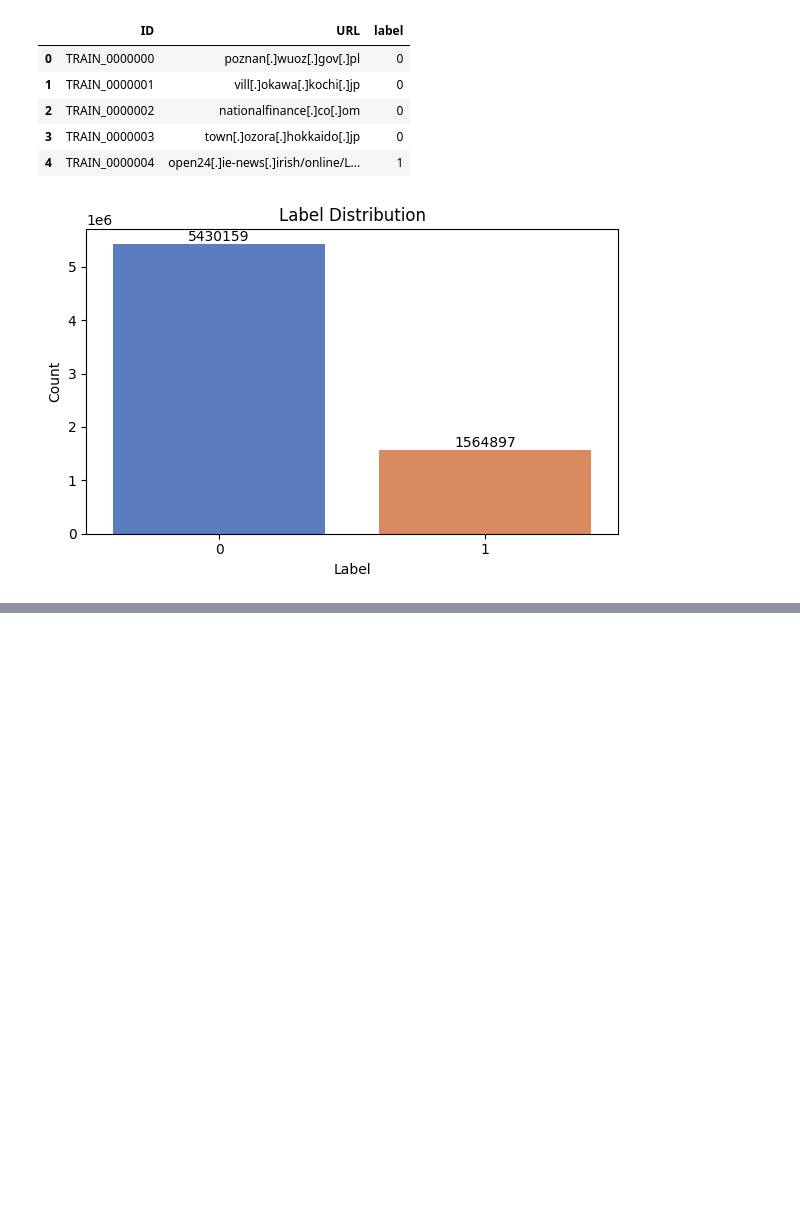
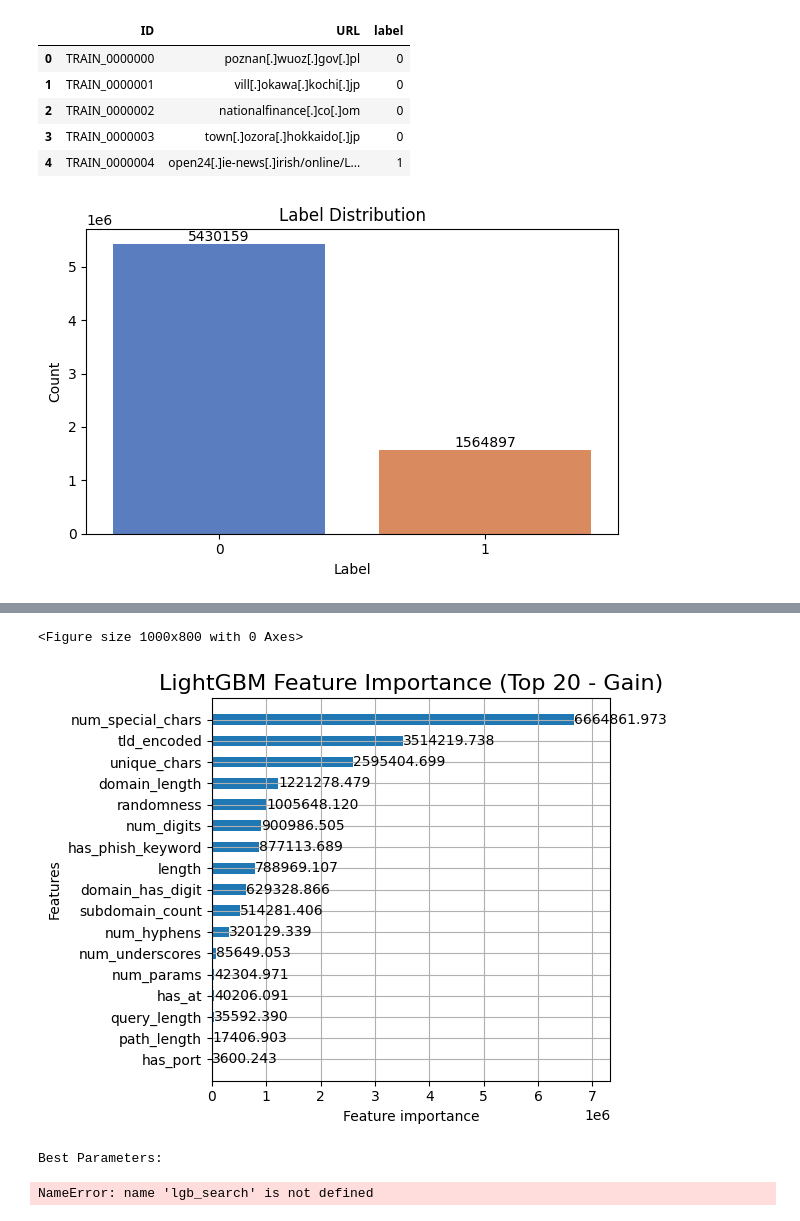
Before and after one commit to sucheoli/MachineLearningStudy, a Jupyter notebook: url/model.ipynb, the cells around one changed output, grey strips where cells are left out. Cells and saved outputs as stored; diff of their text form; code cells hidden in the pictures; blank space fills up the shorter version.

Commit message:
LightGBM base + Hyper param tunning

```diff
--- a/url/model.ipynb
+++ b/url/model.ipynb
@@ -547,0 +434,71 @@ ImportError: You must install graphviz and restart your session to plot tree.
+# %%
+# =====================================================
+# 8) 수동 Soft Voting 앙상블
+# =====================================================
+print("앙상블 예측 중... (수동 Soft Voting)")
+
+val_lgb = lgb_model.predict_proba(X_valid)[:, 1]
+val_xgb = xgb_model.predict_proba(X_valid)[:, 1]
+val_cat = cat_model.predict_proba(X_valid)[:, 1]
+
+# 단순 평균 앙상블 (필요시 가중치 조정 가능)
+ensemble_proba = (val_lgb + val_xgb + val_cat) / 3
+# 예: CatBoost가 더 좋으면 → ensemble_proba = val_lgb*0.3 + val_xgb*0.3 + val_cat*0.4
+
+ensemble_pred = (ensemble_proba > 0.5).astype(int)
+
+ensemble_acc = accuracy_score(y_valid, ensemble_pred)
+ensemble_f1  = f1_score(y_valid, ensemble_pred)
+
+print(f"Ensemble (Manual Soft Voting) - Accuracy: {ensemble_acc:.5f}, F1-Score: {ensemble_f1:.5f}\n")
+
+# =====================================================
+# 9) 개별 모델 및 앙상블 성능 비교
+# =====================================================
+pred_lgb = lgb_model.predict_proba(X_valid)[:, 1]
+pred_xgb = xgb_model.predict_proba(X_valid)[:, 1]
+pred_cat = cat_model.predict_proba(X_valid)[:, 1]
+
+lgb_acc = accuracy_score(y_valid, (pred_lgb > 0.5).astype(int))
+lgb_f1  = f1_score(y_valid, (pred_lgb > 0.5).astype(int))
+
+xgb_acc = accuracy_score(y_valid, (pred_xgb > 0.5).astype(int))
+xgb_f1  = f1_score(y_valid, (pred_xgb > 0.5).astype(int))
+
+cat_acc = accuracy_score(y_valid, (pred_cat > 0.5).astype(int))
+cat_f1  = f1_score(y_valid, (pred_cat > 0.5).astype(int))
+
+results = {
+    'LightGBM':  {'Accuracy': lgb_acc,  'F1-Score': lgb_f1},
+    'XGBoost':   {'Accuracy': xgb_acc,  'F1-Score': xgb_f1},
+    'CatBoost':  {'Accuracy': cat_acc,  'F1-Score': cat_f1},
+    'Ensemble':  {'Accuracy': ensemble_acc, 'F1-Score': ensemble_f1}
+}
+
+results_df = pd.DataFrame(results).T
+results_df = results_df.sort_values(by='F1-Score', ascending=False)
+
+print("=== Model Performance Comparison ===")
+print(results_df.round(5))
+
+best_model_name = results_df['F1-Score'].idxmax()
+best_f1 = results_df.loc[best_model_name, 'F1-Score']
+print(f"\nBest Model (by F1-Score): {best_model_name} (F1 = {best_f1:.5f})")
+
+# =====================================================
+# 10) LightGBM Feature Importance 시각화
+# =====================================================
+plt.figure(figsize=(10, 8))
+lgb.plot_importance(lgb_model, max_num_features=20, height=0.5, importance_type='gain')
+plt.title("LightGBM Feature Importance (Top 20 - Gain)", fontsize=16)
+plt.tight_layout()
+plt.show()
+
+# =====================================================
+# 11) 최적 하이퍼파라미터 출력
+# =====================================================
+print("\nBest Parameters:")
+print("LightGBM :", lgb_search.best_params_)
+print("XGBoost  :", xgb_search.best_params_)
+print("CatBoost :", cat_search.best_params_)
+# %% [output]
@@ -548,3 +516,7 @@ ImportError: You must install graphviz and restart your session to plot tree.
+<Figure size 1000x800 with 0 Axes>
+[figure, added]
+Best Parameters:
+NameError: name 'lgb_search' is not defined
 # %%
 # ------------------------------
 # 1) test feature engineering
```
Also changed, not shown: parts of 6 cells of this notebook, 7 other files.
